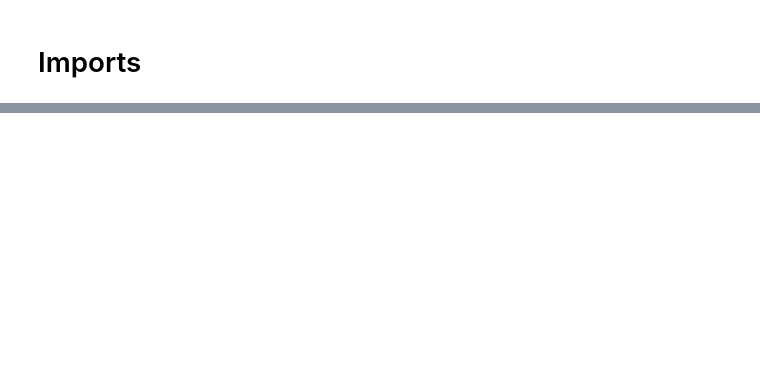
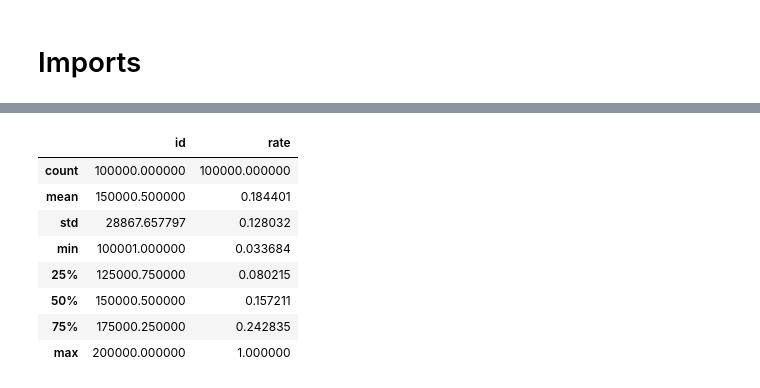
Before and after one commit to auggy-ntn/finance-lending-game, a Jupyter notebook: notebooks/predict_rates.ipynb, the cells around one changed output, grey strips where cells are left out. Saved outputs shown, nothing was run; the diff lists cells and outputs as text; code cells hidden in the pictures; blank space fills up the shorter version.

```diff
--- a/notebooks/predict_rates.ipynb
+++ b/notebooks/predict_rates.ipynb
@@ -815,0 +90,16 @@ Final Quadratic Parameters: {'beta_0': np.float64(0.03368421052631579), 'beta_1'
+# %%
+formatted_submission = format_loans_for_submission(
+    loans=data_to_predict_with_rates, strategy="linear", save=False, round=3
+)
+# %%
+formatted_submission.describe()
+# %% [output]
+|  | id | rate |
+| count | 100000.000000 | 100000.000000 |
+| mean | 150000.500000 | 0.184401 |
+| std | 28867.657797 | 0.128032 |
+| min | 100001.000000 | 0.033684 |
+| 25% | 125000.750000 | 0.080215 |
+| 50% | 150000.500000 | 0.157211 |
+| 75% | 175000.250000 | 0.242835 |
+| max | 200000.000000 | 1.000000 |
```
Also changed, not shown: parts of 45 cells of this notebook, 5 other files.
